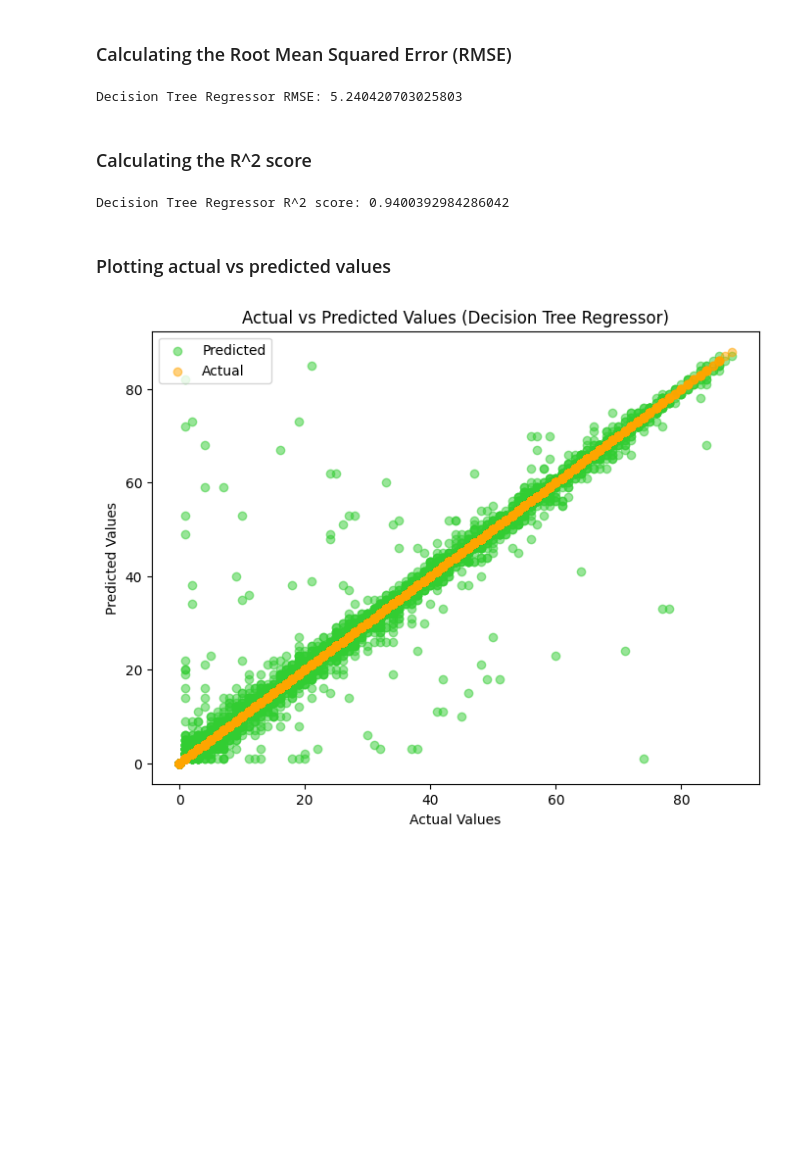
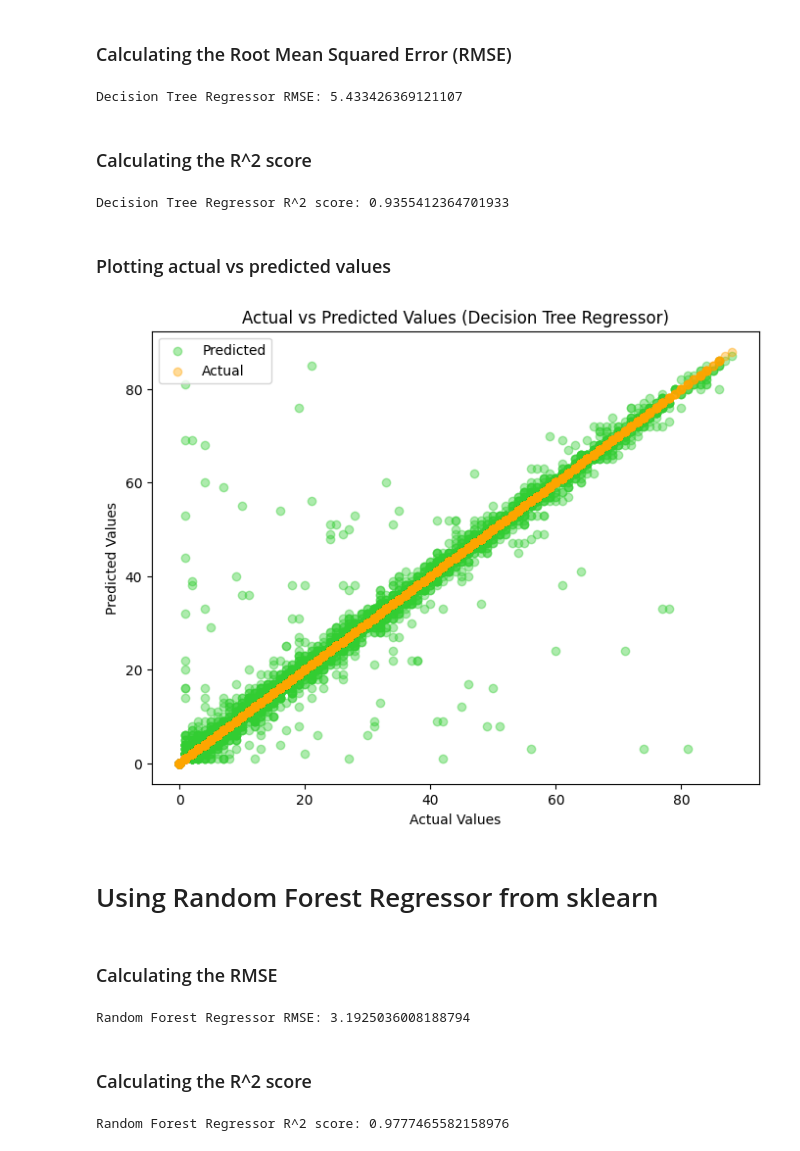
Before and after one commit to baari-ali/hard-drive-predictive-maintenance, a Jupyter notebook: decision_tree_and_random_forest_modelling.ipynb, the cells around one changed output. Cells and saved outputs as stored; diff of their text form; code cells hidden in the pictures; blank space fills up the shorter version.

Commit message:
Added a Random Forest Regressor model from sklearn

```diff
--- a/decision_tree_and_random_forest_modelling.ipynb
+++ b/decision_tree_and_random_forest_modelling.ipynb
@@ -121,3 +100,6 @@ df
 | 9304668 | 2019-03-29 | ZA17G86N | ST8000NM0055 | 8001563222016 | 1 | 79.0 | 75006424.0 | ... |
 | 9338006 | 2019-03-30 | S301GNWY | ST4000DM000 | 4000787030016 | 1 | 117.0 | 144799328.0 | ... |
 18588 rows × 33 columns
+# %%
+# Reset the index and drop the old index
+df = df.reset_index(drop=True)
@@ -131,8 +135,8 @@ df['end_date'].dtype
 # %% [output]
 dtype('O')
 # %%
-df.loc[:, 'date'] = pd.to_datetime(df['date'])
-df.loc[:, 'end_date'] = pd.to_datetime(df['end_date'])
+df['date'] = pd.to_datetime(df['date'])
+df['end_date'] = pd.to_datetime(df['end_date'])
 # %%
 df['date'].dtype
 # %% [output]
@@ -330,24 +326,26 @@ from sklearn.metrics import root_mean_squared_error
 rmse_DTR = root_mean_squared_error(y_test, y_pred_DTR)
 print(f'Decision Tree Regressor RMSE: {rmse_DTR}')
 # %% [output]
-Decision Tree Regressor RMSE: 5.240420703025803
+Decision Tree Regressor RMSE: 5.433426369121107
 # %% [markdown]
 ### Calculating the R^2 score
 # %%
 score_DTR = model_DTR.score(X_test, y_test)
 print(f'Decision Tree Regressor R^2 score: {score_DTR}')
 # %% [output]
-Decision Tree Regressor R^2 score: 0.9400392984286042
+Decision Tree Regressor R^2 score: 0.9355412364701933
 # %% [markdown]
 ### Plotting actual vs predicted values
 # %%
 plt.figure(figsize=(8, 6))
-plt.scatter(y_test, y_pred_DTR, alpha=0.5, label='Predicted', color='limegreen')
-plt.scatter(y_test, y_test, alpha=0.5, label='Actual', color='orange')
+plt.scatter(y_test, y_pred_DTR, alpha=0.4, label='Predicted', color='limegreen')
+plt.scatter(y_test, y_test, alpha=0.4, label='Actual', color='orange')
 plt.xlabel('Actual Values')
 plt.ylabel('Predicted Values')
 plt.title('Actual vs Predicted Values (Decision Tree Regressor)')
 plt.legend(loc='upper left')
 plt.show()
 # %% [output]
-[figure, old version]
+[figure, new version]
+# %% [markdown]
+# Using Random Forest Regressor from sklearn
@@ -353,0 +358,14 @@ plt.show()
+# %% [markdown]
+### Calculating the RMSE
+# %%
+rmse_RFR = root_mean_squared_error(y_test, y_pred_RFR)
+print(f'Random Forest Regressor RMSE: {rmse_RFR}')
+# %% [output]
+Random Forest Regressor RMSE: 3.1925036008188794
+# %% [markdown]
+### Calculating the R^2 score
+# %%
+score_RFR = model_RFR.score(X_test, y_test)
+print(f'Random Forest Regressor R^2 score: {score_RFR}')
+# %% [output]
+Random Forest Regressor R^2 score: 0.9777465582158976
```
Also changed, not shown: parts of 20 cells of this notebook.
